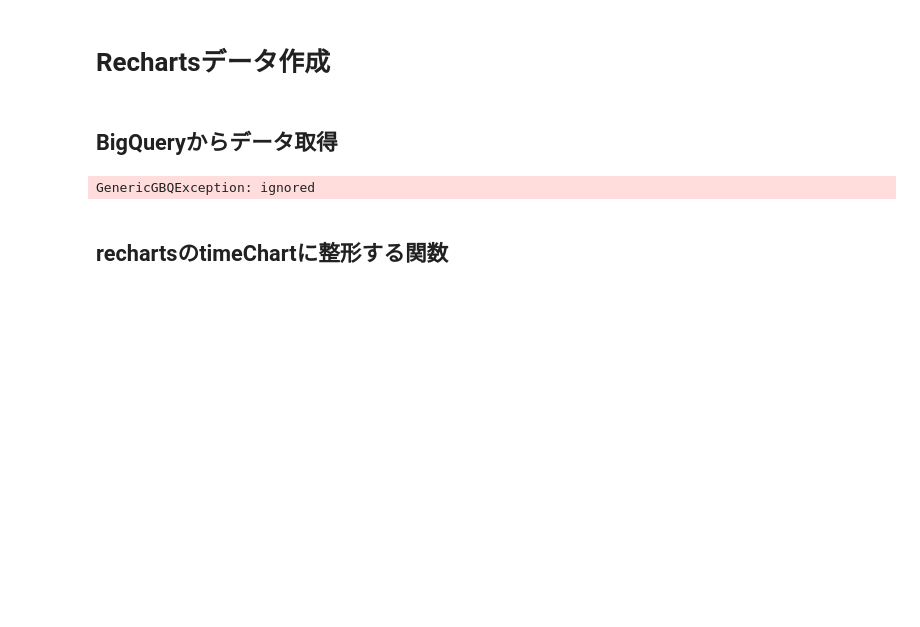
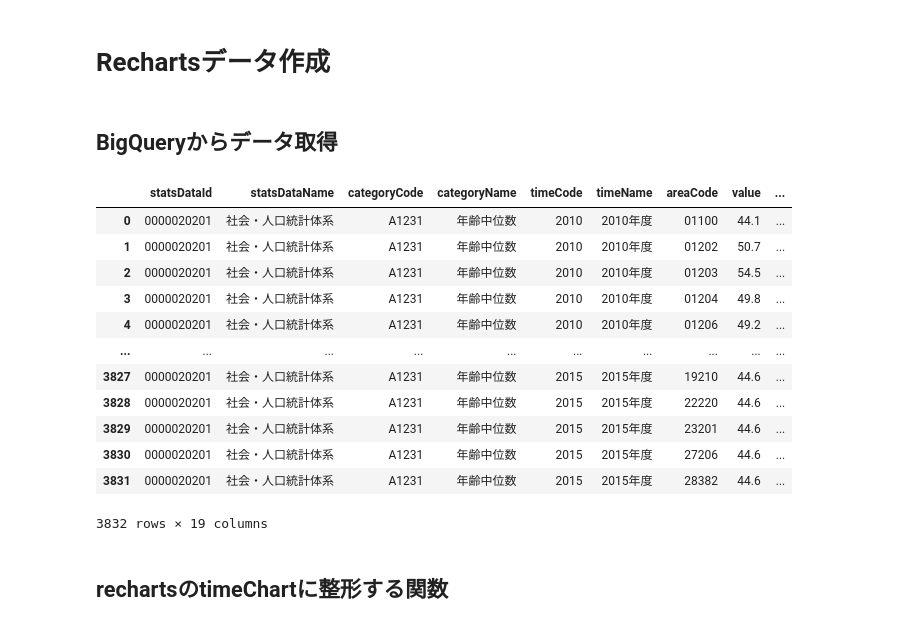
Before and after one commit to dicechick373/google-colab, a Jupyter notebook: statistics-hyogo/rechartsデータ作成.ipynb, the cells around one changed output. Saved outputs shown, nothing was run; the diff lists cells and outputs as text; code cells hidden in the pictures; blank space fills up the shorter version.

```diff
--- a/statistics-hyogo/rechartsデータ作成.ipynb
+++ b/statistics-hyogo/rechartsデータ作成.ipynb
@@ -112,18 +112,29 @@ print(area)
 # %%
 import pandas as pd
 
-def get_gbq(table_id):
+def get_gbq(table_id,areaCode=None):
   project_id='primal-buttress-342908'
   dataset_id = 'contents'
   query = f'SELECT * FROM `{project_id}.{dataset_id}.{table_id}`'
 
   return pd.read_gbq(query, project_id, dialect='standard')
 # %%
-df = get_gbq('median-age-city_28202')
-df = df[df['areaCode'] == '28202']
+df = get_gbq('median-age-city')
 df
 # %% [output]
+|  | statsDataId | statsDataName | categoryCode | categoryName | timeCode | timeName | areaCode | value | ... |
+| 0 | 0000020201 | 社会・人口統計体系 | A1231 | 年齢中位数 | 2010 | 2010年度 | 01100 | 44.1 | ... |
+| 1 | 0000020201 | 社会・人口統計体系 | A1231 | 年齢中位数 | 2010 | 2010年度 | 01202 | 50.7 | ... |
+| 2 | 0000020201 | 社会・人口統計体系 | A1231 | 年齢中位数 | 2010 | 2010年度 | 01203 | 54.5 | ... |
+| 3 | 0000020201 | 社会・人口統計体系 | A1231 | 年齢中位数 | 2010 | 2010年度 | 01204 | 49.8 | ... |
+| 4 | 0000020201 | 社会・人口統計体系 | A1231 | 年齢中位数 | 2010 | 2010年度 | 01206 | 49.2 | ... |
+| ... | ... | ... | ... | ... | ... | ... | ... | ... | ... |
+| 3827 | 0000020201 | 社会・人口統計体系 | A1231 | 年齢中位数 | 2015 | 2015年度 | 19210 | 44.6 | ... |
+| 3828 | 0000020201 | 社会・人口統計体系 | A1231 | 年齢中位数 | 2015 | 2015年度 | 22220 | 44.6 | ... |
+| 3829 | 0000020201 | 社会・人口統計体系 | A1231 | 年齢中位数 | 2015 | 2015年度 | 23201 | 44.6 | ... |
+| 3830 | 0000020201 | 社会・人口統計体系 | A1231 | 年齢中位数 | 2015 | 2015年度 | 27206 | 44.6 | ... |
+| 3831 | 0000020201 | 社会・人口統計体系 | A1231 | 年齢中位数 | 2015 | 2015年度 | 28382 | 44.6 | ... |
-GenericGBQException: ignored
+3832 rows × 19 columns
 # %% [markdown]
 ## rechartsのtimeChartに整形する関数
 # %%
```
Also changed, not shown: parts of 4 cells of this notebook.
